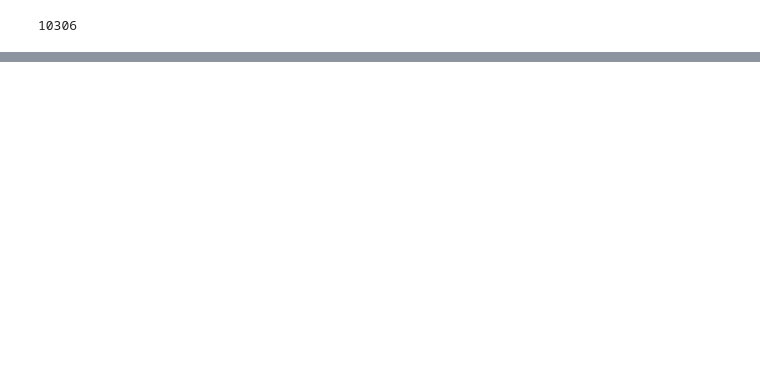
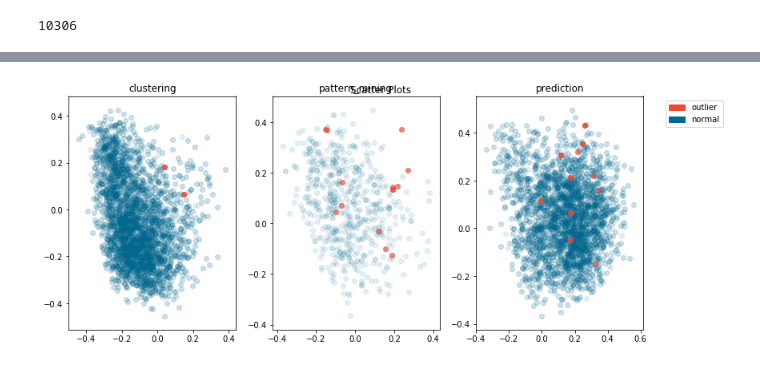
Before and after one commit to rsmttud/Recommender-System, a Jupyter notebook: notebooks/Noisy Clustering.ipynb, the cells around one changed output, grey strips where cells are left out. Saved outputs shown, nothing was run; the diff lists cells and outputs as text; code cells hidden in the pictures; blank space fills up the shorter version.

Commit message:
clustering on pca data.

```diff
--- a/notebooks/Noisy Clustering.ipynb
+++ b/notebooks/Noisy Clustering.ipynb
@@ -260,2 +269,2 @@ model_pattern_mining = DBSCAN(eps = 0.7, n_jobs = 4).fit(df["embedding"].tolist(
 # %%
-models[model_clustering, model_prediction, model_pattern_mining]
+models = [model_clustering, model_pattern_mining, model_prediction]
@@ -297,0 +271,16 @@ outlier_df
+# %%
+%%time
+x = 0
+outlier_dataframes = {}
+df_groups = {}
+for _class, group in clusters:
+    models[x].fit(group["embedding"].tolist())
+    clusters = Counter(models[x].labels_)
+    print("{}:{}".format(_class,clusters))
+    outlier_dataframes[_class] = group[models[x].labels_==-1]
+
+    _df = pd.DataFrame(group)
+    _df["cluster"] = models[x].labels_
+    df_groups[_class] = _df
+    print(group[models[x].labels_==-1].shape)
+    x += 1
@@ -344,0 +341,30 @@ legend = plt.legend(handles = labels)
+# %%
+#%matplotlib backend
+%matplotlib inline
+import matplotlib.patches as mpatches
+
+groups = df.groupby("class")
+counter = 0
+
+fig = plt.figure(figsize=(12,9))
+fig.suptitle("Scatter Plots")
+
+ax_1 = fig.add_subplot(2,3,1)
+ax_2 = fig.add_subplot(2,3,2)
+ax_3 = fig.add_subplot(2,3,3)
+
+labels = [mpatches.Patch(color="#EF4836", label="outlier"),
+          mpatches.Patch(color="#00678F", label="normal")]
+
+axis = [ax_1, ax_2, ax_3]
+for name, group in groups:
+    # Change that ax = ax_1
+    axis[counter].set_title(name)
+    axis[counter].scatter(group.a, group.b, color = "#00678F", alpha = 0.1)
+    color_from_cmap = matplotlib.cm.get_cmap(cmaps[counter])(0.5)
+    legend = plt.legend(handles = labels, bbox_to_anchor=(1.5, 1.0))
+    axis[counter].scatter(outlier_dataframes[name]["a"], outlier_dataframes[name]["b"], color = "#EF4836", alpha = 0.6)
+    counter +=1
+fig.tight_layout()
+# %% [output]
+[figure, added]
```
Also changed, not shown: parts of 35 cells of this notebook.
